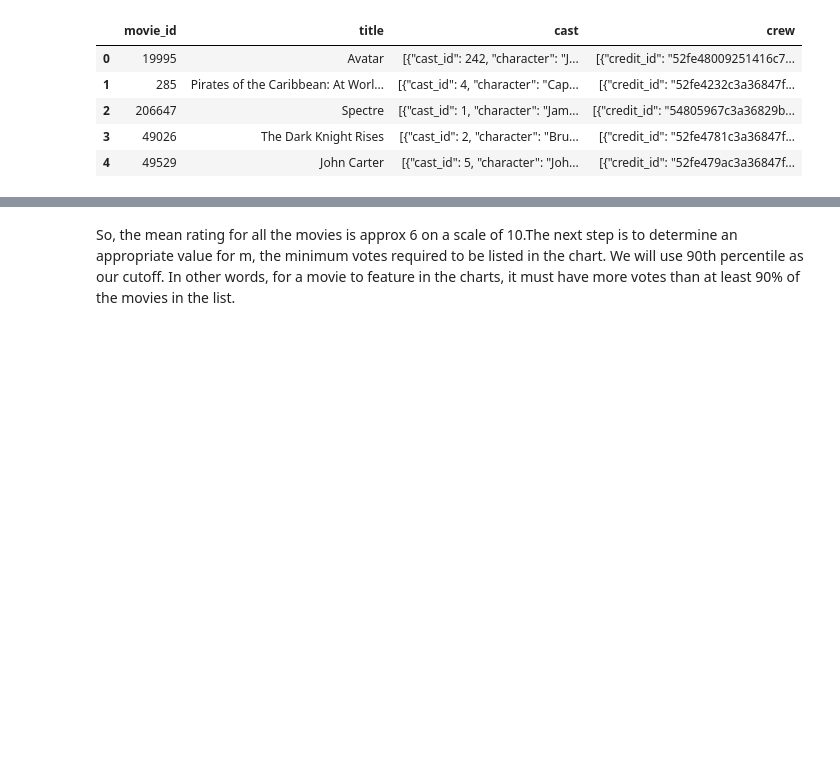
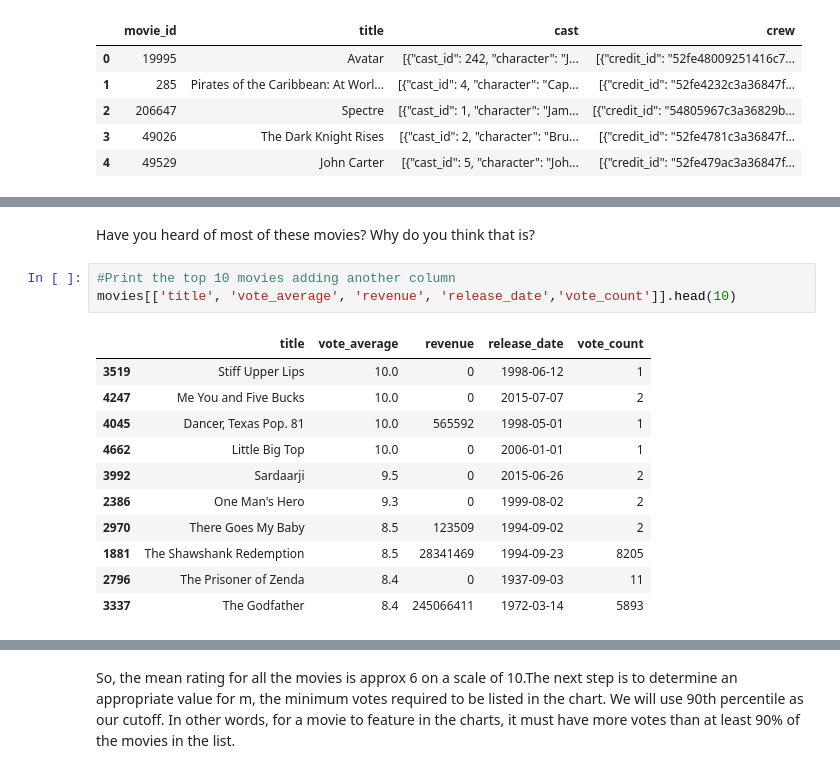
Before and after one commit to staylornc/MovieRecommender, a Jupyter notebook: creating-a-movie-recommender-chicktechrdu.ipynb, the cells around one changed output, grey strips where cells are left out. Drawn from its saved outputs; the diff is of its cells as text; blank space fills up the shorter version.

```diff
--- a/creating-a-movie-recommender-chicktechrdu.ipynb
+++ b/creating-a-movie-recommender-chicktechrdu.ipynb
@@ -78,0 +119,17 @@ df2.head(5)
+# %% [markdown]
+Have you heard of most of these movies? Why do you think that is?
+# %%
+#Print the top 10 movies adding another column
+movies[['title', 'vote_average', 'revenue', 'release_date','vote_count']].head(10)
+# %% [output]
+|  | title | vote_average | revenue | release_date | vote_count |
+| 3519 | Stiff Upper Lips | 10.0 | 0 | 1998-06-12 | 1 |
+| 4247 | Me You and Five Bucks | 10.0 | 0 | 2015-07-07 | 2 |
+| 4045 | Dancer, Texas Pop. 81 | 10.0 | 565592 | 1998-05-01 | 1 |
+| 4662 | Little Big Top | 10.0 | 0 | 2006-01-01 | 1 |
+| 3992 | Sardaarji | 9.5 | 0 | 2015-06-26 | 2 |
+| 2386 | One Man's Hero | 9.3 | 0 | 1999-08-02 | 2 |
+| 2970 | There Goes My Baby | 8.5 | 123509 | 1994-09-02 | 2 |
+| 1881 | The Shawshank Redemption | 8.5 | 28341469 | 1994-09-23 | 8205 |
+| 2796 | The Prisoner of Zenda | 8.4 | 0 | 1937-09-03 | 11 |
+| 3337 | The Godfather | 8.4 | 245066411 | 1972-03-14 | 5893 |
```
Also changed, not shown: parts of 42 cells of this notebook.
